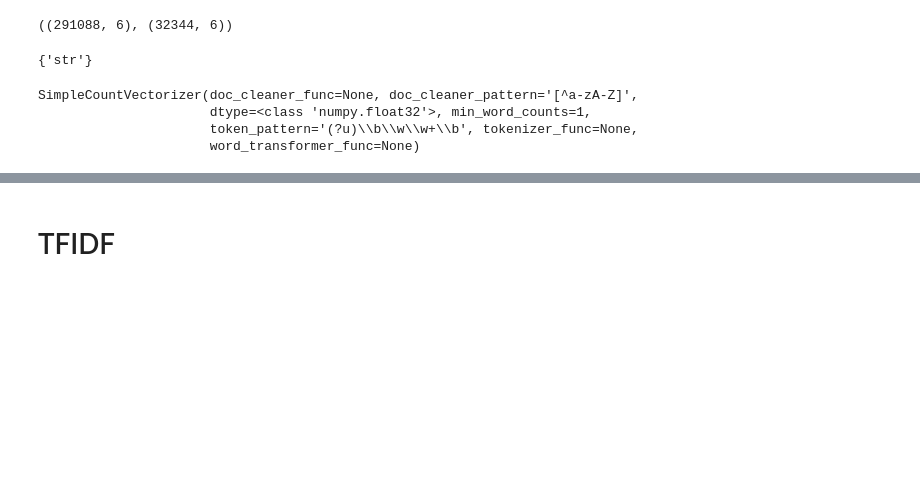
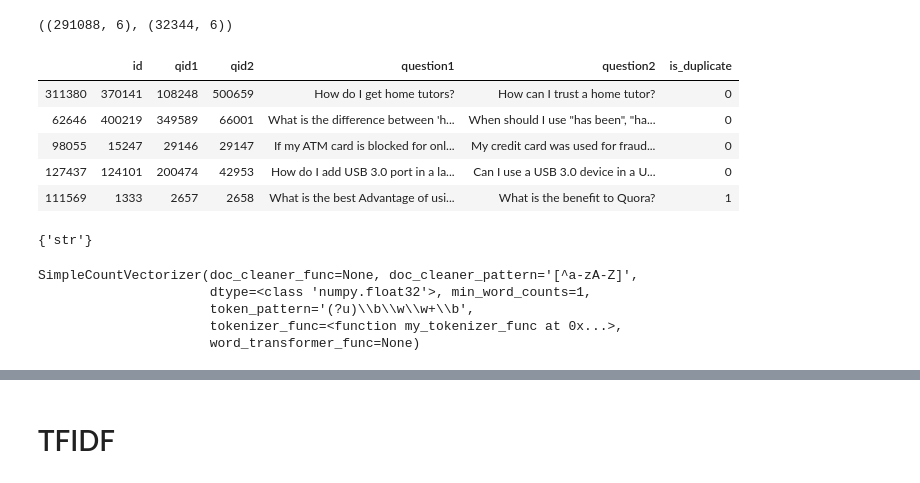
Before and after one commit to jordisc97/NLP-Assignment-1, a Jupyter notebook: 00_Base_Pere.ipynb, the cells around one changed output, grey strips where cells are left out. Saved outputs shown, nothing was run; the diff lists cells and outputs as text; code cells hidden in the pictures; blank space fills up the shorter version.

```diff
--- a/00_Base_Pere.ipynb
+++ b/00_Base_Pere.ipynb
@@ -14,6 +23,15 @@ train_df, test_df = sklearn.model_selection.train_test_split(train_df, test_size
 train_df.shape, test_df.shape
 # %% [output]
 ((291088, 6), (32344, 6))
+# %%
+train_df.head()
+# %% [output]
+|  | id | qid1 | qid2 | question1 | question2 | is_duplicate |
+| 311380 | 370141 | 108248 | 500659 | How do I get home tutors? | How can I trust a home tutor? | 0 |
+| 62646 | 400219 | 349589 | 66001 | What is the difference between 'h... | When should I use "has been", "ha... | 0 |
+| 98055 | 15247 | 29146 | 29147 | If my ATM card is blocked for onl... | My credit card was used for fraud... | 0 |
+| 127437 | 124101 | 200474 | 42953 | How do I add USB 3.0 port in a la... | Can I use a USB 3.0 device in a U... | 0 |
+| 111569 | 1333 | 2657 | 2658 | What is the best Advantage of usi... | What is the benefit to Quora? | 1 |
 # %%
 def cast_list_as_strings(mylist):
     """
@@ -31,10 +84,14 @@ print(set(type(x).__name__ for x in all_questions))
 # %%
-count_vect = SimpleCountVectorizer()
+count_vect = SimpleCountVectorizer(
+#     doc_cleaner_func=my_doc_cleaner,
+    tokenizer_func=my_tokenizer_func
+)
 count_vect.fit(all_questions)
 # %% [output]
 SimpleCountVectorizer(doc_cleaner_func=None, doc_cleaner_pattern='[^a-zA-Z]',
                       dtype=<class 'numpy.float32'>, min_word_counts=1,
-                      token_pattern='(?u)\\b\\w\\w+\\b', tokenizer_func=None,
+                      token_pattern='(?u)\\b\\w\\w+\\b',
+                      tokenizer_func=<function my_tokenizer_func at 0x...>,
                       word_transformer_func=None)
 # %%
 def get_features_from_df(df, count_vectorizer):
```
Also changed, not shown: parts of 13 cells of this notebook.
